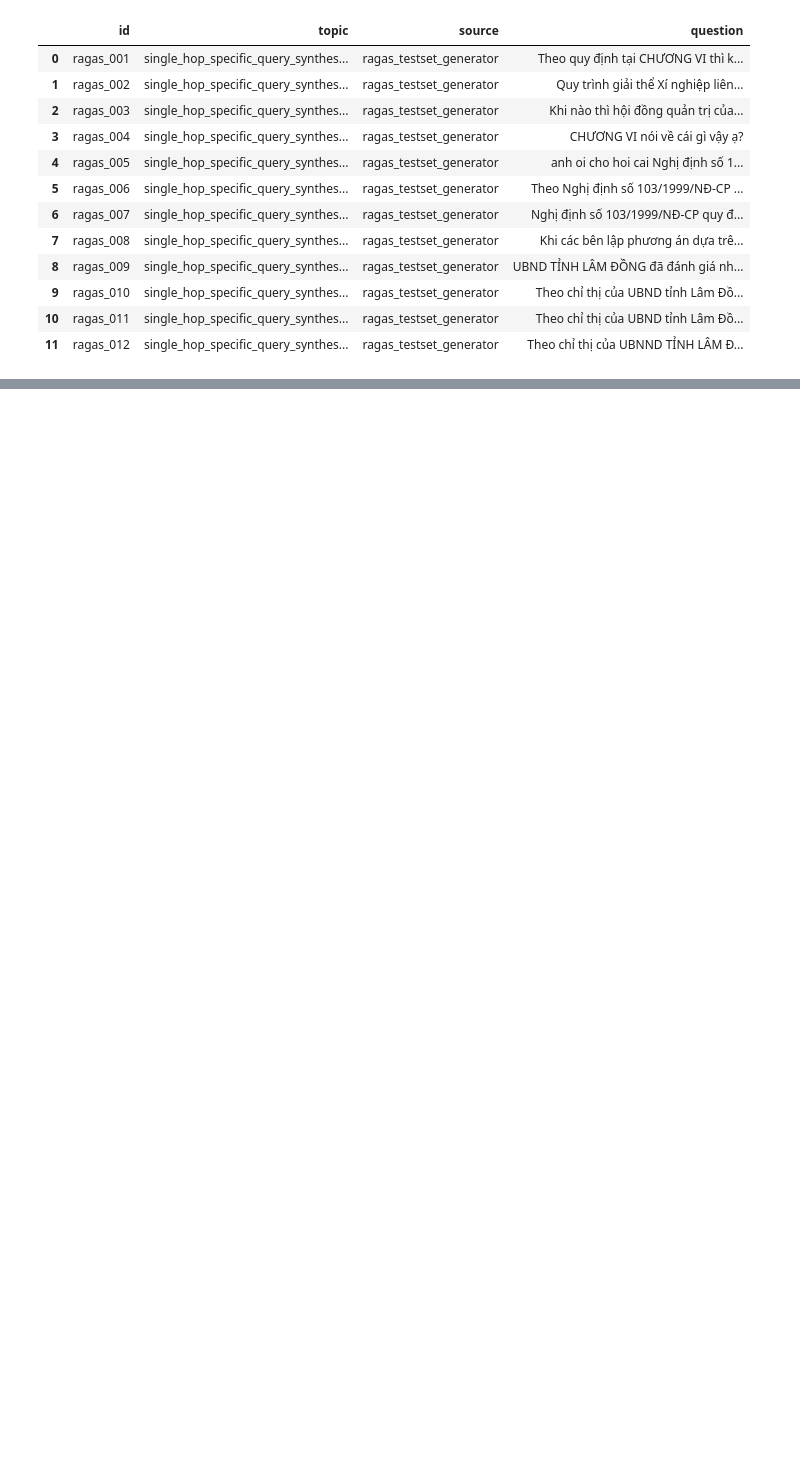
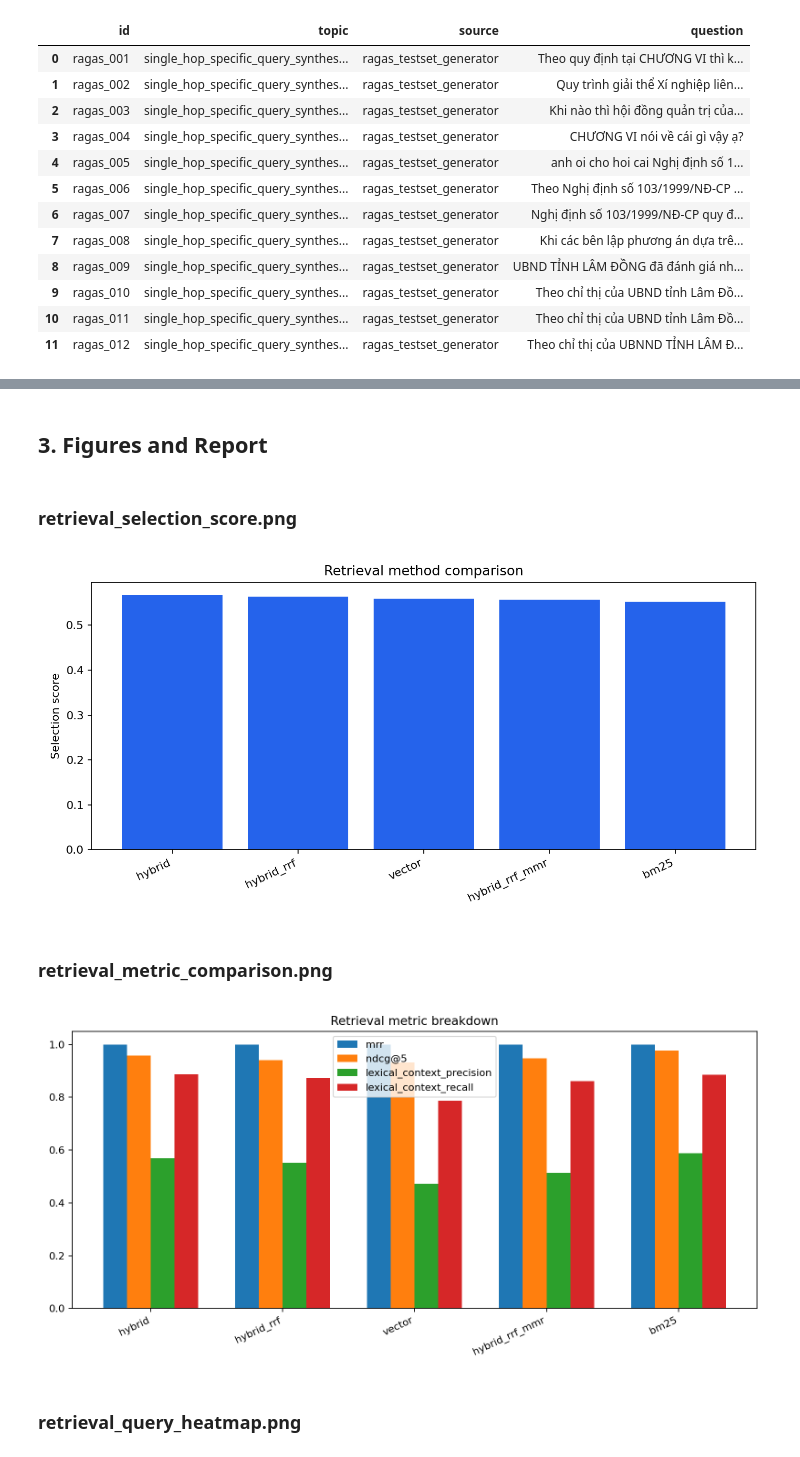
Before and after one commit to king14052004-crypto/vietnamese-legal-rag, a Jupyter notebook: notebooks/02_retrieval_experiments.ipynb, the cells around one changed output, grey strips where cells are left out. Cells and saved outputs as stored; diff of their text form; code cells hidden in the pictures; blank space fills up the shorter version.

Commit message:
Move evaluation workflow into notebooks

```diff
--- a/notebooks/02_retrieval_experiments.ipynb
+++ b/notebooks/02_retrieval_experiments.ipynb
@@ -21,12 +0,0 @@ The frozen testset keeps retrieval comparisons reproducible. The table below sho
-# %%
-from src.evaluation.config import RAGAS_TESTSET_JSON, RAGAS_TESTSET_MD
-from src.evaluation.testset import ensure_testset
-
-testset = ensure_testset()
-testset_meta = json.loads(RAGAS_TESTSET_JSON.read_text(encoding="utf-8"))
-summary = {
-    "questions": len(testset),
-    "generated_with_ragas": testset_meta.get("generated_with_ragas"),
-    "candidate_target": testset_meta.get("candidate_target"),
-}
-pd.DataFrame([summary])
@@ -130,4 +197,0 @@ The selected method comes from the benchmark, not a hardcoded choice. If the tes
-# %%
-selected = retrieval_report["selected_method"]
-score = retrieval_df.iloc[0]["selection_score"]
-Markdown(f"**Selected retrieval method:** `{selected}` with selection score `{score:.3f}`.")
@@ -135,0 +413,49 @@ Markdown(f"**Selected retrieval method:** `{selected}` with selection score `{sc
+# %% [markdown]
+## 3. Figures and Report
+# %%
+
+ordered = retrieval_df.sort_values("selection_score", ascending=False)
+plt.figure(figsize=(9, 4.5))
+plt.bar(ordered["method"], ordered["selection_score"], color="#2563eb")
+plt.ylabel("Selection score")
+plt.title("Retrieval method comparison")
+plt.xticks(rotation=25, ha="right")
+plt.tight_layout()
+plt.savefig(FIGURES_DIR / "retrieval_selection_score.png", dpi=160)
+plt.close()
+
+metric_cols = ["mrr", "ndcg@5", "lexical_context_precision", "lexical_context_recall"]
+x = np.arange(len(retrieval_df["method"]))
+width = 0.18
+plt.figure(figsize=(10, 5))
+for idx, metric in enumerate(metric_cols):
+    plt.bar(x + (idx - 1.5) * width, retrieval_df[metric], width=width, label=metric)
+plt.xticks(x, retrieval_df["method"], rotation=25, ha="right")
+plt.ylim(0, 1.05)
+plt.title("Retrieval metric breakdown")
+plt.legend()
+plt.tight_layout()
+plt.savefig(FIGURES_DIR / "retrieval_metric_comparison.png", dpi=160)
+plt.close()
+
+details_df = pd.DataFrame(details)
+pivot = details_df.pivot_table(index="question_id", columns="method", values="ndcg@5", aggfunc="mean")
+plt.figure(figsize=(9, 7))
+plt.imshow(pivot.values, aspect="auto", cmap="Blues", vmin=0, vmax=1)
+plt.colorbar(label="nDCG@5")
+plt.xticks(range(len(pivot.columns)), pivot.columns, rotation=25, ha="right")
+plt.yticks(range(len(pivot.index)), pivot.index)
+plt.title("Per-question retrieval quality")
+plt.tight_layout()
+plt.savefig(FIGURES_DIR / "retrieval_query_heatmap.png", dpi=160)
+plt.close()
+
+for name in ["retrieval_selection_score.png", "retrieval_metric_comparison.png", "retrieval_query_heatmap.png"]:
+    display(Markdown(f"### {name}"))
+    display(Image(filename=str(FIGURES_DIR / name)))
+# %% [output]
+### retrieval_selection_score.png
+[figure, added]
+### retrieval_metric_comparison.png
+[figure, added]
+### retrieval_query_heatmap.png
```
Also changed, not shown: parts of 24 cells of this notebook, 17 other files.
